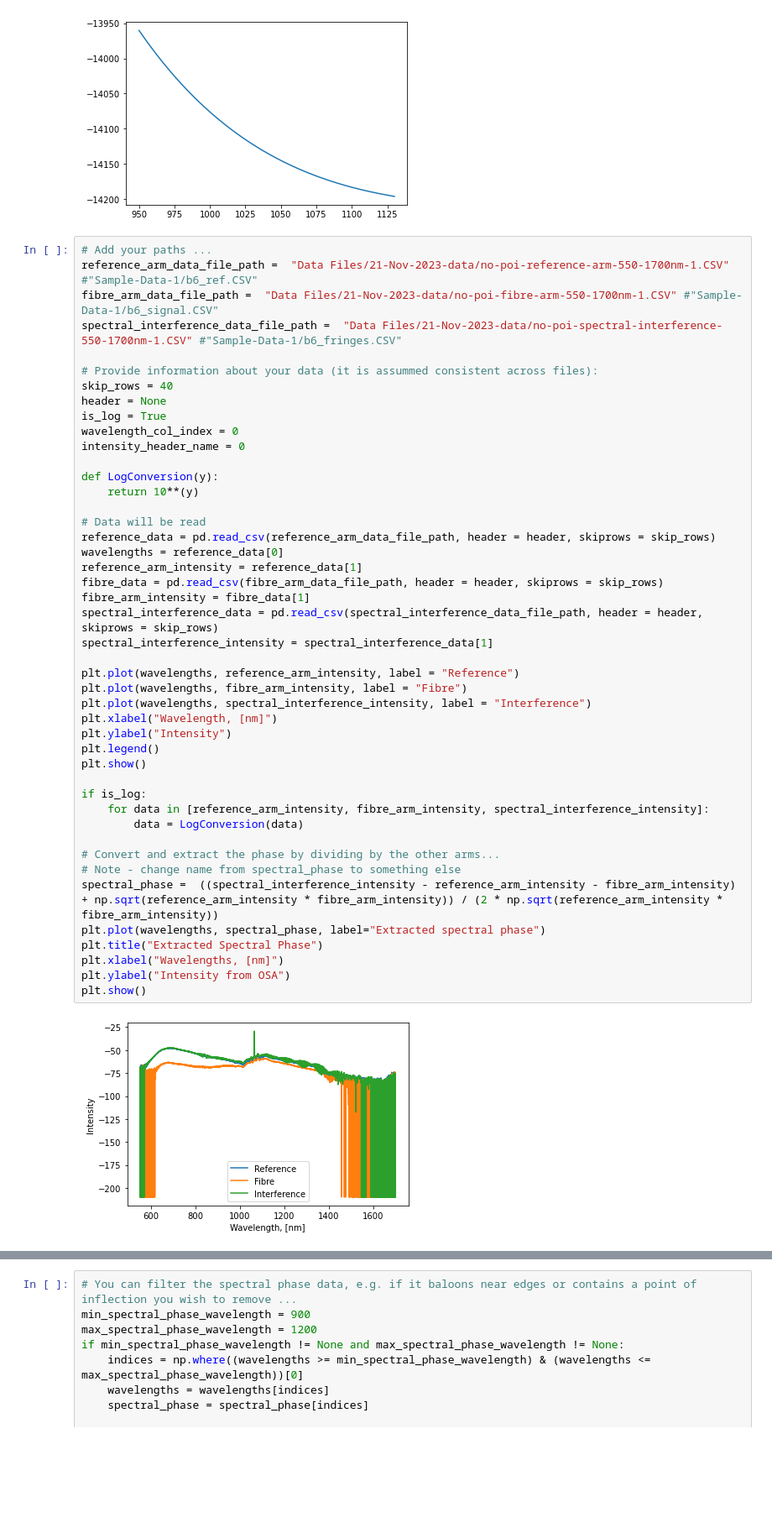
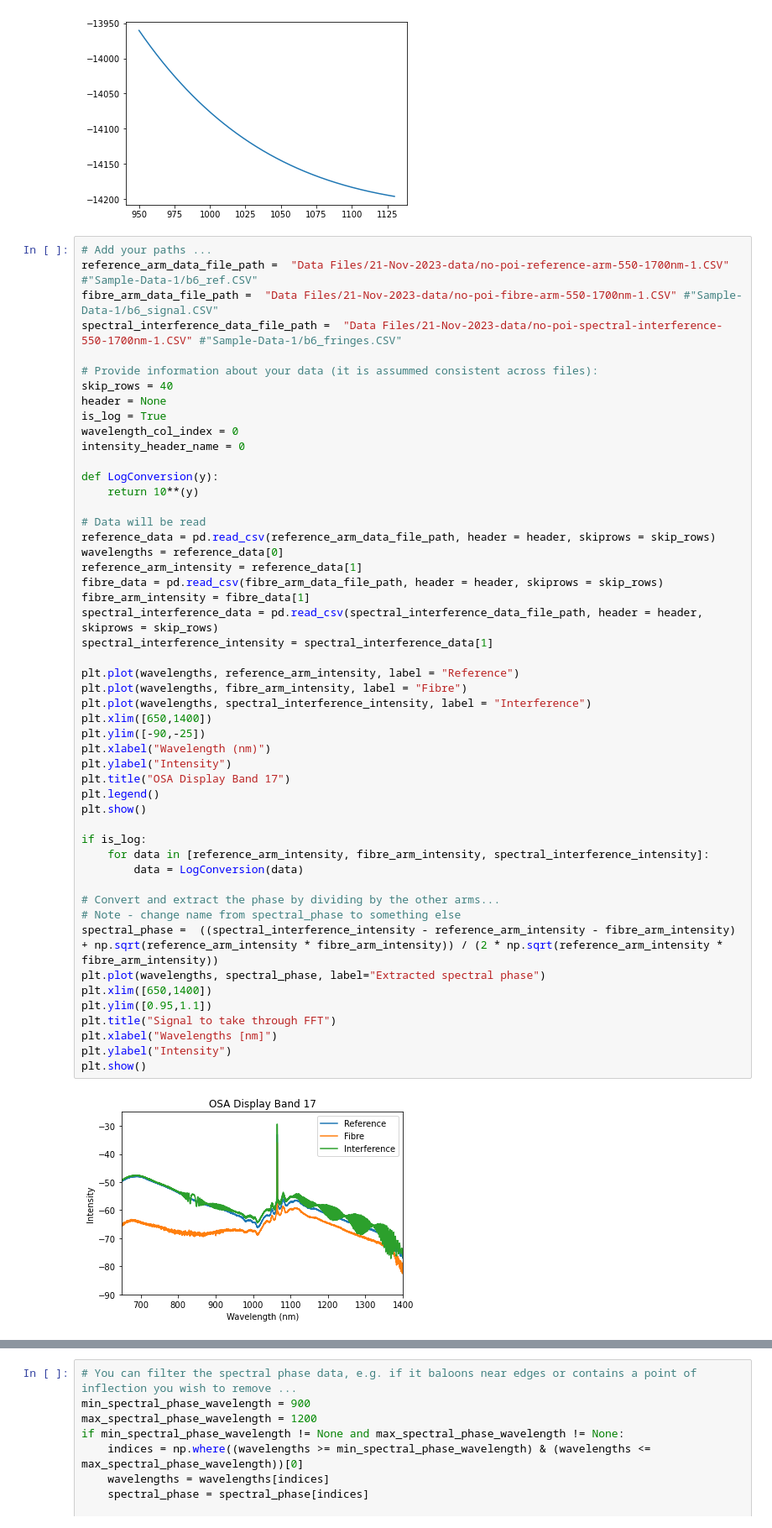
Before and after one commit to jmorse2020/Physics-FYP, a Jupyter notebook: Delta-phi-retrieval-on-data.ipynb, the cells around one changed output, grey strips where cells are left out. Shown at 84% size. Saved outputs shown, nothing was run; the diff lists cells and outputs as text; blank space fills up the shorter version.

```diff
--- a/Delta-phi-retrieval-on-data.ipynb
+++ b/Delta-phi-retrieval-on-data.ipynb
@@ -60,35 +60,40 @@ intensity_header_name = 0
 
 def LogConversion(y):
     return 10**(y)
 
 # Data will be read
 reference_data = pd.read_csv(reference_arm_data_file_path, header = header, skiprows = skip_rows)
 wavelengths = reference_data[0]
 reference_arm_intensity = reference_data[1]
 fibre_data = pd.read_csv(fibre_arm_data_file_path, header = header, skiprows = skip_rows)
 fibre_arm_intensity = fibre_data[1]
 spectral_interference_data = pd.read_csv(spectral_interference_data_file_path, header = header, skiprows = skip_rows)
 spectral_interference_intensity = spectral_interference_data[1]
 
 plt.plot(wavelengths, reference_arm_intensity, label = "Reference")
 plt.plot(wavelengths, fibre_arm_intensity, label = "Fibre")
 plt.plot(wavelengths, spectral_interference_intensity, label = "Interference")
-plt.xlabel("Wavelength, [nm]")
+plt.xlim([650,1400])
+plt.ylim([-90,-25])
+plt.xlabel("Wavelength (nm)")
 plt.ylabel("Intensity")
+plt.title("OSA Display Band 17")
 plt.legend()
 plt.show()
 
 if is_log:
     for data in [reference_arm_intensity, fibre_arm_intensity, spectral_interference_intensity]:
         data = LogConversion(data)
 
 # Convert and extract the phase by dividing by the other arms...
 # Note - change name from spectral_phase to something else
 spectral_phase =  ((spectral_interference_intensity - reference_arm_intensity - fibre_arm_intensity) + np.sqrt(reference_arm_intensity * fibre_arm_intensity)) / (2 * np.sqrt(reference_arm_intensity * fibre_arm_intensity))
 plt.plot(wavelengths, spectral_phase, label="Extracted spectral phase")
-plt.title("Extracted Spectral Phase")
-plt.xlabel("Wavelengths, [nm]")
-plt.ylabel("Intensity from OSA")
+plt.xlim([650,1400])
+plt.ylim([0.95,1.1])
+plt.title("Signal to take through FFT")
+plt.xlabel("Wavelengths [nm]")
+plt.ylabel("Intensity")
 plt.show()
 # %% [output]
-[figure, old version]
+[figure, new version]
```
Also changed, not shown: parts of 2 cells of this notebook.
